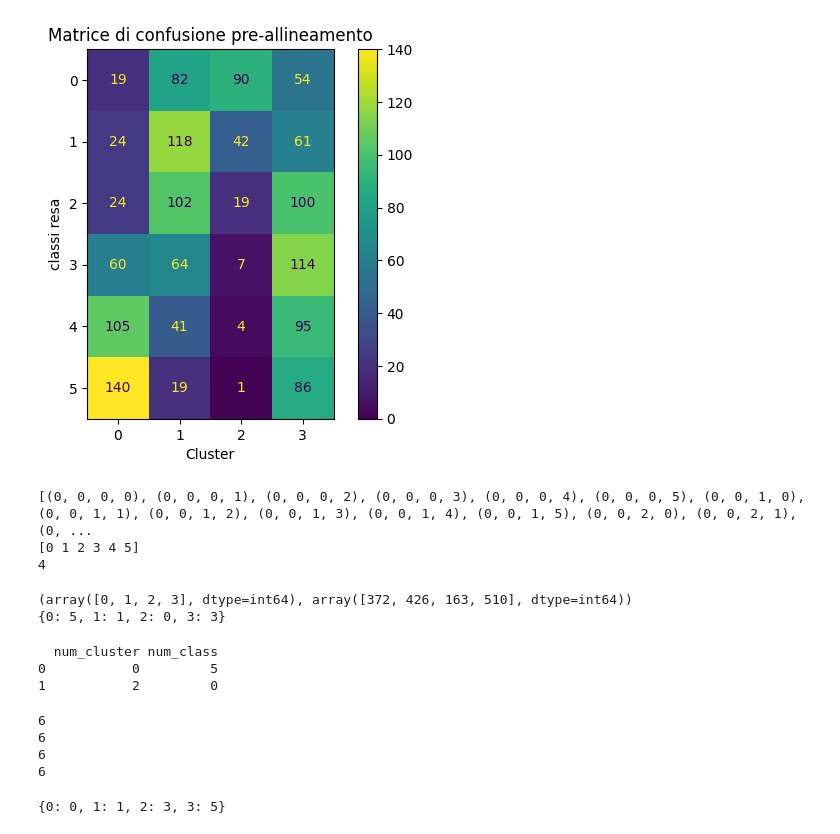
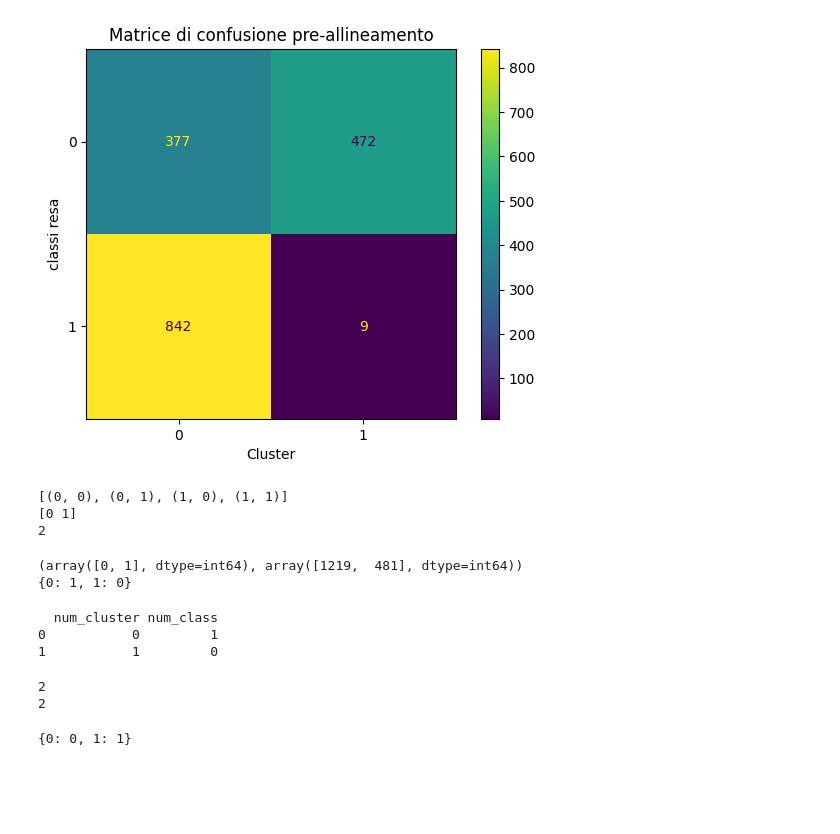
Before and after one commit to Simone-Scalella/BigDataProject, a Jupyter notebook: single_window.ipynb, the cells around one changed output. Saved outputs shown, nothing was run; the diff lists cells and outputs as text; code cells hidden in the pictures; blank space fills up the shorter version.

```diff
--- a/single_window.ipynb
+++ b/single_window.ipynb
@@ -11,30 +11,3 @@ import pandas as pd
 from itertools import permutations
 from itertools import product
 from sklearn.metrics import confusion_matrix
-# %%
-with open('./pickles/newResa3.pickle', 'rb') as handle:
-    newResa3 = pickle.load(handle)
-
-with open('./pickles/newResa4.pickle', 'rb') as handle:
-    newResa4 = pickle.load(handle)
-
-with open('./pickles/newResa6.pickle', 'rb') as handle:
-    newResa6 = pickle.load(handle)
-
-with open('./pickles/kmeans_total_3_c4.pickle', 'rb') as handle:
-    kmeans_total3 = pickle.load(handle)
-
-with open('./pickles/kmeans_total_3_c4.pickle', 'rb') as handle:
-    kmeans_total3_master = pickle.load(handle)
-
-with open('./pickles/kmeans_total_4_c6.pickle', 'rb') as handle:
-    kmeans_total4 = pickle.load(handle)
-
-with open('./pickles/kmeans_total_4_c6.pickle', 'rb') as handle:
-    kmeans_total4_master = pickle.load(handle)
-
-with open('./pickles/kmeans_total_6_c2.pickle', 'rb') as handle:
-    kmeans_total6 = pickle.load(handle)
-
-with open('./pickles/kmeans_total_6_c2.pickle', 'rb') as handle:
-    kmeans_total6_master = pickle.load(handle)
@@ -41,9 +20,7 @@ with open('./pickles/kmeans_total_6_c2.pickle', 'rb') as handle:
 # %%
-num_classi = 6
+num_classi = 2
 
 newResa3 = newResa3[(newResa3<=11000) & (newResa3 >= 4000)]
-newResa4 = newResa4[(newResa4<=11000) & (newResa4 >= 4000)]
-newResa6 = newResa6[(newResa6<=11000) & (newResa6 >= 4000)]
 # %%
 def split_resa(k,resa):
     percentile_value = 1/k
@@ -63,24 +40,24 @@ def removeTexts(xlim=np.Inf,ylim=np.Inf):
 # %%
 label = split_resa(num_classi,newResa3)
 
 ConfusionMatrixDisplay.from_predictions(label,kmeans_total3[6,0])
 
-removeTexts(xlim=3.5)
+removeTexts(xlim=1.5)
 plt.xlabel('Cluster')
 plt.ylabel('classi resa')
-plt.xlim([-0.5,3.5])
+plt.xlim([-0.5,1.5])
 plt.title('Matrice di confusione pre-allineamento')
 plt.show()
 # %% [output]
-[figure, old version]
+[figure, new version]
 # %%
 print(list(product(np.unique(label),repeat=len(np.unique(kmeans_total3[6,0])))))
 print(np.unique(label))
 print(len(np.unique(kmeans_total3[6,0])))
 # %% [output]
-[(0, 0, 0, 0), (0, 0, 0, 1), (0, 0, 0, 2), (0, 0, 0, 3), (0, 0, 0, 4), (0, 0, 0, 5), (0, 0, 1, 0), (0, 0, 1, 1), (0, 0, 1, 2), (0, 0, 1, 3), (0, 0, 1, 4), (0, 0, 1, 5), (0, 0, 2, 0), (0, 0, 2, 1), (0, ...
-[0 1 2 3 4 5]
-4
+[(0, 0), (0, 1), (1, 0), (1, 1)]
+[0 1]
+2
 # %%
 def best_cluster(matrice,cluster):
     a = np.arange(matrice.shape[0])
@@ -116,8 +93,8 @@ cluster_class_mapping = best_cluster(matrice_elementi,kmeans_total3[6,0])
 print(np.unique(kmeans_total3[6,0],return_counts=True))
 print(cluster_class_mapping)
 # %% [output]
-(array([0, 1, 2, 3], dtype=int64), array([372, 426, 163, 510], dtype=int64))
-{0: 5, 1: 1, 2: 0, 3: 3}
+(array([0, 1], dtype=int64), array([1219,  481], dtype=int64))
+{0: 1, 1: 0}
 # %%
 difference = pd.DataFrame(data=[],columns=['num_cluster','num_class'])
 for i in range(len(np.unique(kmeans_total3[6,0]))):
@@ -128,8 +105,8 @@ for i in range(len(np.unique(kmeans_total3[6,0]))):
 print(difference)
 # %% [output]
   num_cluster num_class
-0           0         5
-1           2         0
+0           0         1
+1           1         0
 # %%
 indici = []
 
@@ -153,14 +130,12 @@ for kmean,position in zip(np.unique(kmeans_total3[6,0]),range(len(np.unique(kmea
 
 cluster_class_mapping_test = best_cluster(matrice_elementi,kmeans_total3[6,0])
 # %% [output]
-6
-6
-6
-6
+2
+2
 # %%
 print(cluster_class_mapping_test)
 # %% [output]
-{0: 0, 1: 1, 2: 3, 3: 5}
+{0: 0, 1: 1}
 # %%
 ConfusionMatrixDisplay.from_predictions(label,kmeans_total3[6,0])
 
```
Also changed, not shown: parts of 8 cells of this notebook, 2 other files.
